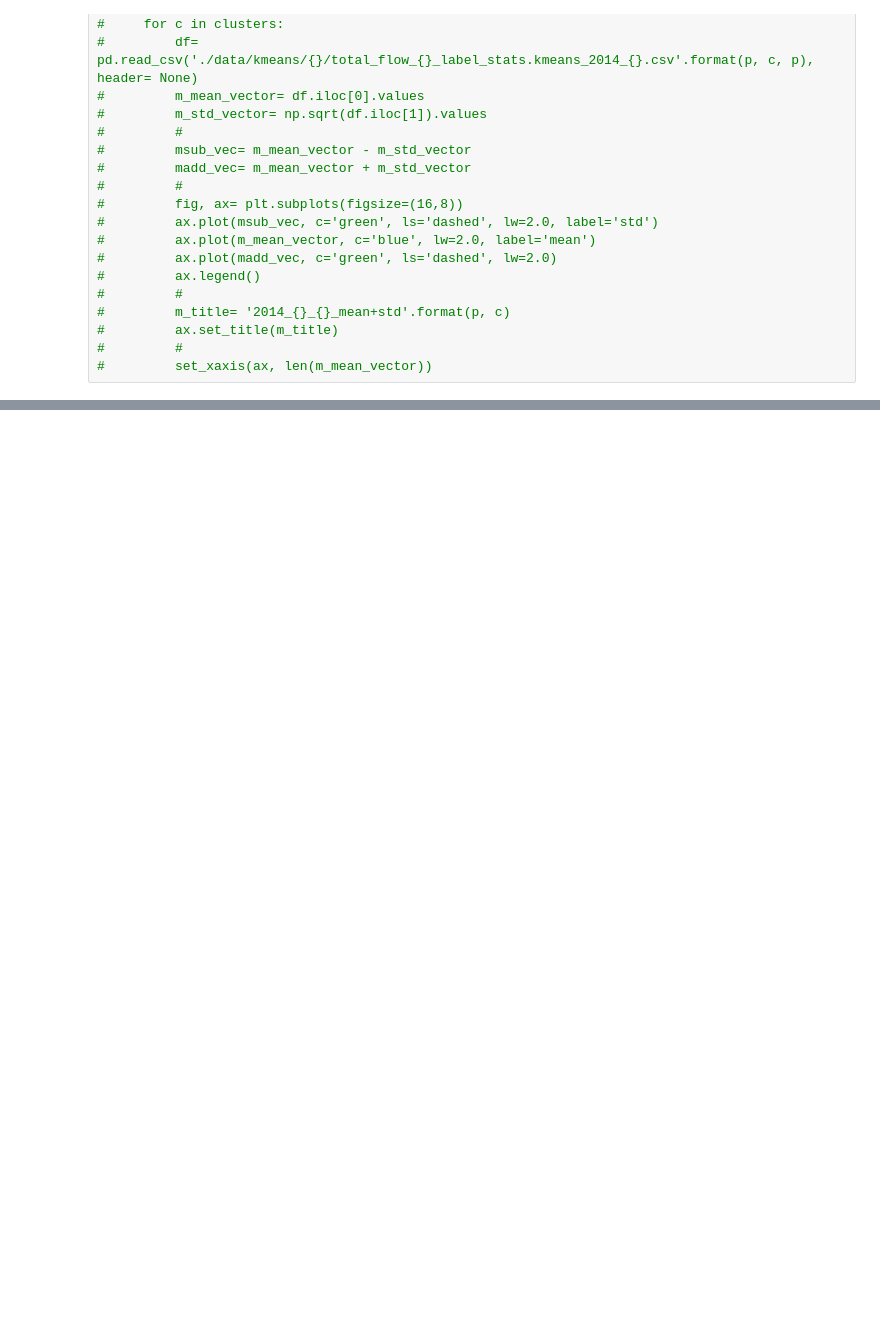
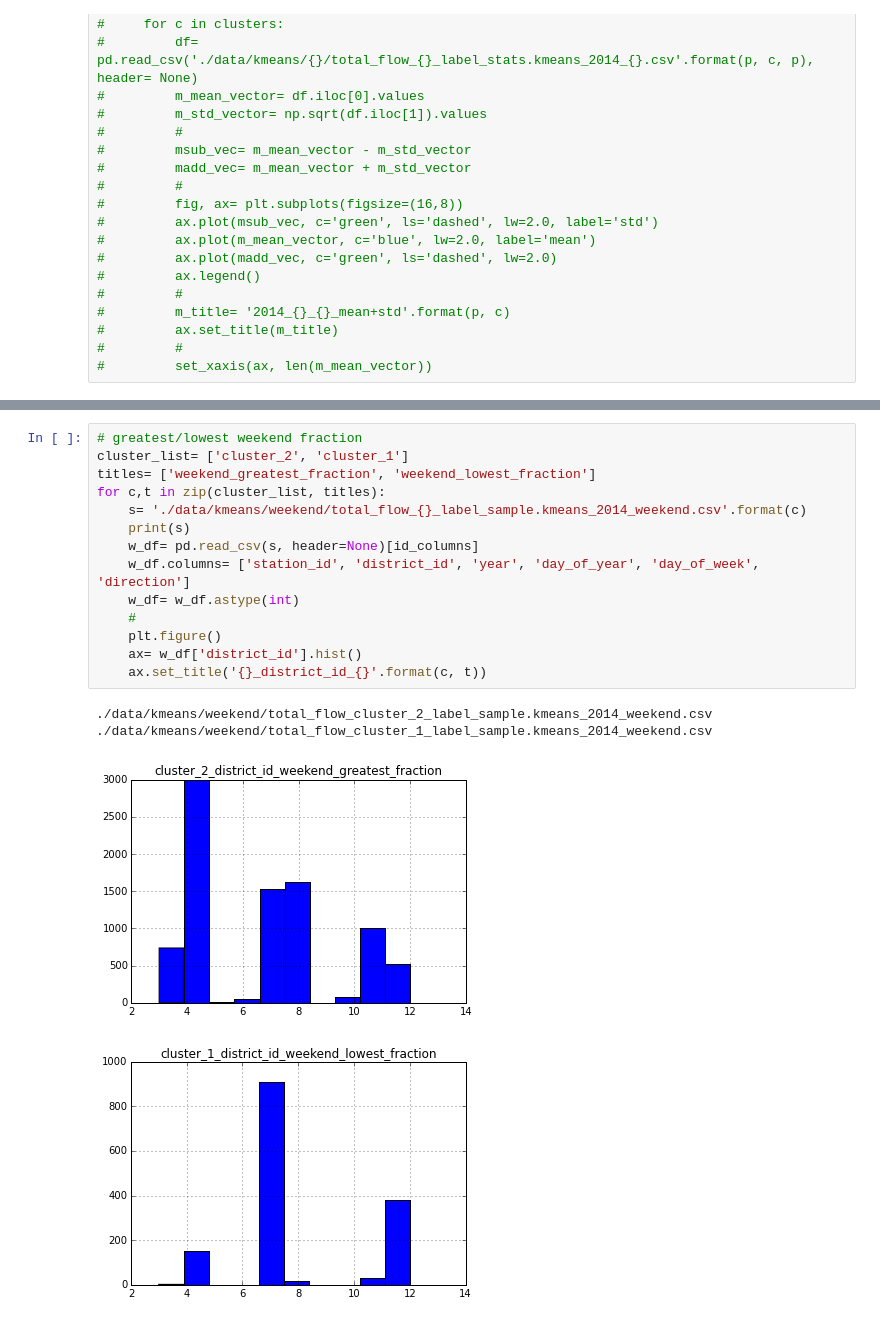
Before and after one commit to conwaywong/dse_capstone, a Jupyter notebook: final/StationDayKMeans.ipynb, the cells around one changed output, grey strips where cells are left out. Cells and saved outputs as stored; diff of their text form; blank space fills up the shorter version.

```diff
--- a/final/StationDayKMeans.ipynb
+++ b/final/StationDayKMeans.ipynb
@@ -144,0 +161,19 @@ fig.savefig('2014_weekend_kmeans.png')
+# %%
+# greatest/lowest weekend fraction
+cluster_list= ['cluster_2', 'cluster_1']
+titles= ['weekend_greatest_fraction', 'weekend_lowest_fraction']
+for c,t in zip(cluster_list, titles):
+    s= './data/kmeans/weekend/total_flow_{}_label_sample.kmeans_2014_weekend.csv'.format(c)
+    print(s)
+    w_df= pd.read_csv(s, header=None)[id_columns]
+    w_df.columns= ['station_id', 'district_id', 'year', 'day_of_year', 'day_of_week', 'direction']
+    w_df= w_df.astype(int)
+    #
+    plt.figure()
+    ax= w_df['district_id'].hist()
+    ax.set_title('{}_district_id_{}'.format(c, t))
+# %% [output]
+./data/kmeans/weekend/total_flow_cluster_2_label_sample.kmeans_2014_weekend.csv
+./data/kmeans/weekend/total_flow_cluster_1_label_sample.kmeans_2014_weekend.csv
+[figure, added]
+[figure, added]
```
Also changed, not shown: parts of 6 cells of this notebook, 21 other files.
